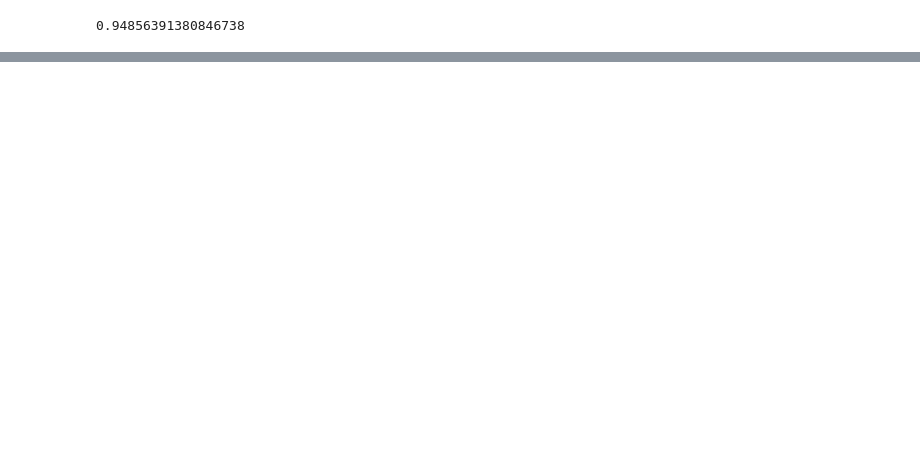
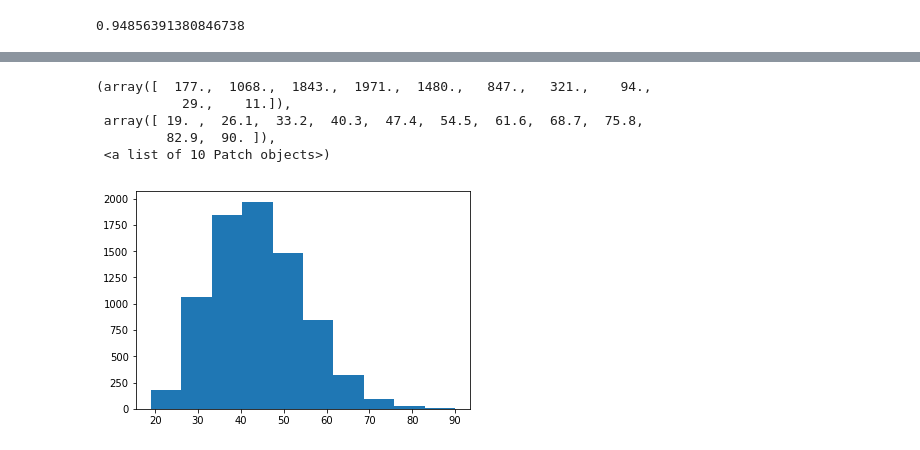
Before and after one commit to KaustuvDash/Us-Census-data, a Jupyter notebook: Predicting_the_salaries.ipynb, the cells around one changed output, grey strips where cells are left out. Cells and saved outputs as stored; diff of their text form; code cells hidden in the pictures; blank space fills up the shorter version.

```diff
--- a/Predicting_the_salaries.ipynb
+++ b/Predicting_the_salaries.ipynb
@@ -741,0 +779,9 @@ roc_auc_score(y_train,y_pred_train)
+# %%
+plt.hist(income_backup[income_backup['salary']==' >50K']['age'])
+# %% [output]
+(array([  177.,  1068.,  1843.,  1971.,  1480.,   847.,   321.,    94.,
+           29.,    11.]),
+ array([ 19. ,  26.1,  33.2,  40.3,  47.4,  54.5,  61.6,  68.7,  75.8,
+         82.9,  90. ]),
+ <a list of 10 Patch objects>)
+[figure, added]
```
Also changed, not shown: parts of 76 cells of this notebook.
